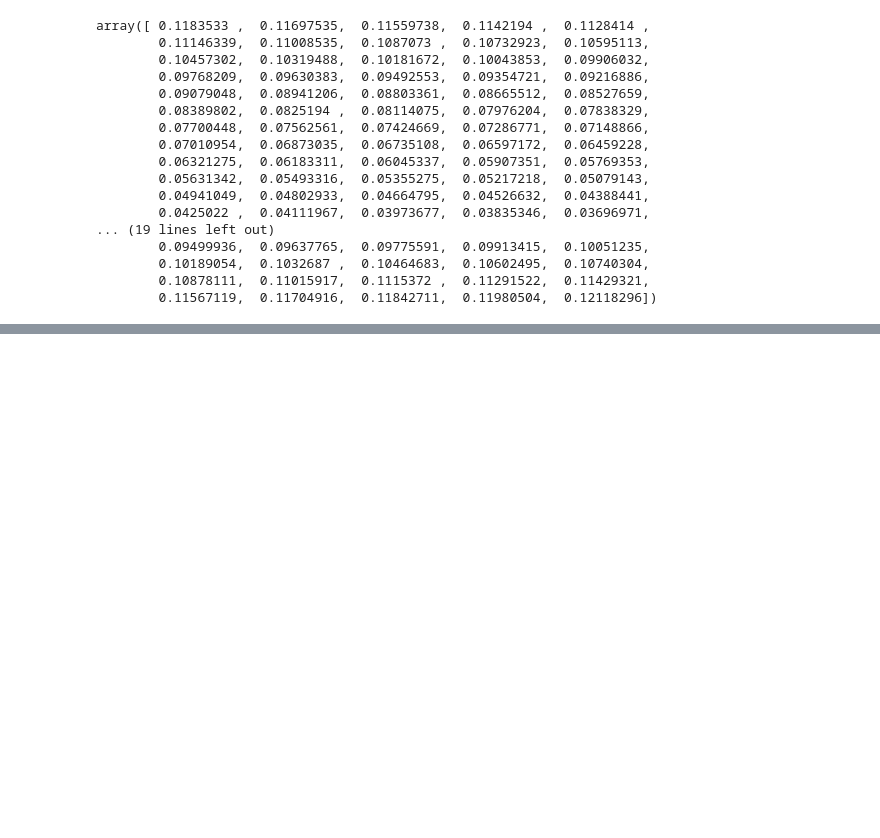
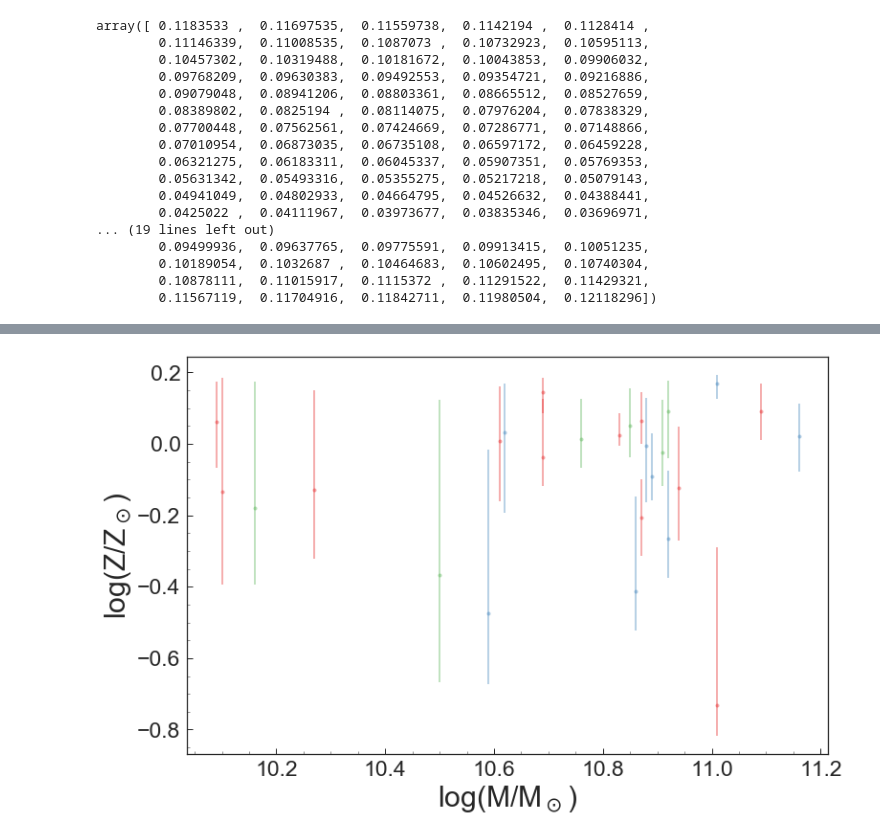
Before and after one commit to Vince-ec/Quiescent_analysis, a Jupyter notebook: scripts/test.ipynb, the cells around one changed output, grey strips where cells are left out. Saved outputs shown, nothing was run; the diff lists cells and outputs as text; code cells hidden in the pictures; blank space fills up the shorter version.

```diff
--- a/scripts/test.ipynb
+++ b/scripts/test.ipynb
@@ -326,0 +330,30 @@ lfit,lfit_errs = Linear_fit(x,y,errs,samp)
+# %%
+###PLOT
+%matplotlib inline
+
+plt.figure(figsize=[12,8])
+
+
+plt.errorbar(lzDB['lmass'],np.log10(lZ/0.019), yerr=[lzDB['Zx_-_sig_dt']/(lzDB['Zx_dt'] * np.log(10)),lzDB['Zx_+_sig_dt']/(lzDB['Zx_dt'] * np.log(10))]
+             ,color='#e41a1c',alpha=.4,ms=4,fmt='o')
+plt.errorbar(mzDB['lmass'],np.log10(mZ/0.019), yerr=[mzDB['Zx_-_sig_dt']/(mzDB['Zx_dt'] * np.log(10)),mzDB['Zx_+_sig_dt']/(mzDB['Zx_dt'] * np.log(10))]
+             ,color='#377eb8',alpha=.4,ms=4,fmt='o')
+plt.errorbar(hzDB['lmass'],np.log10(hZ/0.019), yerr=[hzDB['Zx_-_sig_dt']/(hzDB['Zx_dt'] * np.log(10)),hzDB['Zx_+_sig_dt']/(hzDB['Zx_dt'] * np.log(10))]
+             ,color='#4daf4a',alpha=.4,ms=4,fmt='o')
+# plt.plot(samp,m_fit,'k',linewidth=2,label ='Best Fit Line')
+# plt.plot(samp,lfit,'r',linewidth=2,label ='Best Fit Line')
+# plt.fill_between(samp,low_ers,hi_ers,alpha = .2,label = '68% Conifidence Interval')
+
+
+plt.xlabel('log(M/M$_\odot$)',size=30)
+plt.ylabel('log(Z/Z$_\odot$)',size=30)
+plt.tick_params(axis='both', which='major', labelsize=23)
+plt.minorticks_on()
+
+plt.gcf().subplots_adjust(bottom=0.16)
+plt.legend(fontsize=23)
+plt.show()
+# plt.savefig('../plots/metalmass_featgroup_10-17.pdf',bbox_inches = 'tight')
+plt.close()
+# %% [output]
+[figure, added]
```
Also changed, not shown: parts of 2 cells of this notebook.
